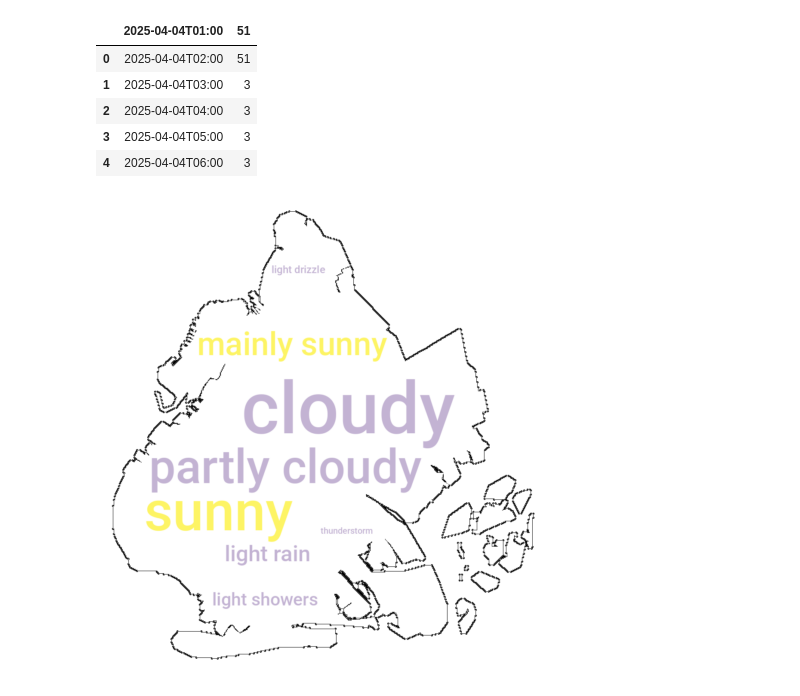
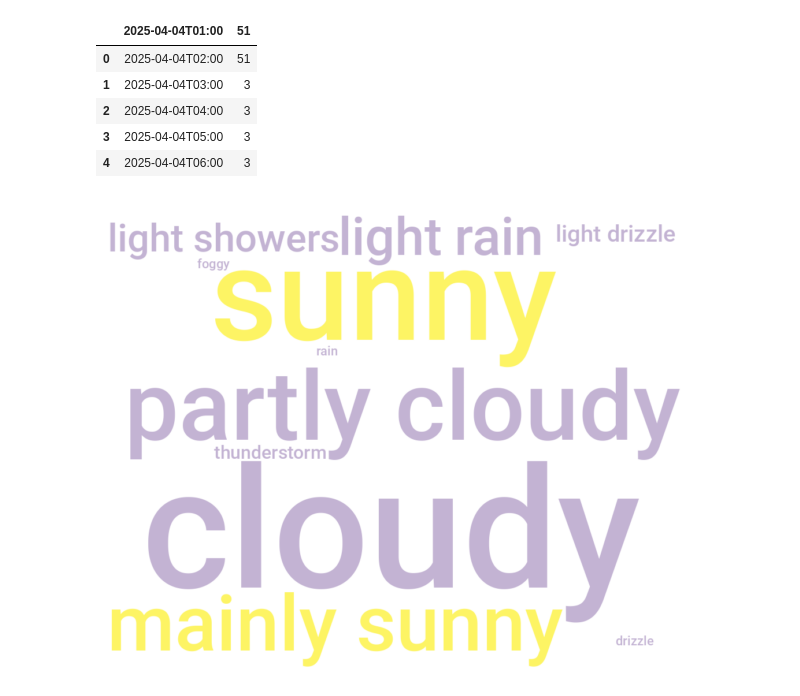
Before and after one commit to helenawittlich/berlin-brooklyn-weather, a Jupyter notebook: Wordcloud.ipynb, the cells around one changed output. Drawn from its saved outputs; the diff is of its cells as text; code cells hidden in the pictures.

```diff
--- a/Wordcloud.ipynb
+++ b/Wordcloud.ipynb
@@ -78,7 +78,7 @@ plt.show()
 [figure]
 # %%
 # Load mask image
-cloud_mask = np.array(Image.open("Berlin2.png").convert("L"))
+cloud_mask = np.array(Image.open("Berlin_new.jpg"))
 
 # Font path (adjust as needed for your system)
 font_path = "/Library/Fonts/Roboto-Medium.ttf"  # macOS example
@@ -96,7 +96,7 @@ wordcloud = WordCloud(
     height=400,
     background_color='white',
     mask=cloud_mask,
-    contour_color='grey',
+    contour_color='black',
     contour_width=1,
     prefer_horizontal=0.4,
     font_path=font_path,
@@ -161,34 +161,34 @@ font_path = "/Library/Fonts/Roboto-Medium.ttf"  # macOS example
 def sun_color_func(word, font_size, position, orientation, random_state=None, **kwargs):
     if 'sun' in word.lower():
         return "#fdf464"  # sunny yellow
     else:
         return "#C3B3D3"  # violet-grey
 
 # Create the word cloud
 wordcloud = WordCloud(
-    width=800,
-    height=400,
+    width=1000,
+    height=800,
     background_color='white',
-    mask=cloud_mask,
+    # mask=cloud_mask,
     contour_color='black',
     contour_width=1,
     prefer_horizontal=0.8,
     font_path=font_path,
     min_font_size=18,
     color_func=sun_color_func
 ).generate_from_frequencies(word_counts)
 
 # Plot it
 plt.figure(figsize=(10, 6))
 plt.imshow(wordcloud, interpolation='bilinear')
 plt.axis('off')
 plt.show()
 
 
 
 svg_string = wordcloud.to_svg()
 
 with open("brooklyn_wordcloud.svg", "w") as svg_file:
     svg_file.write(svg_string)
 # %% [output]
-[figure, old version]
+[figure, new version]
```
Also changed, not shown: parts of 1 cell of this notebook, 12 other files.
